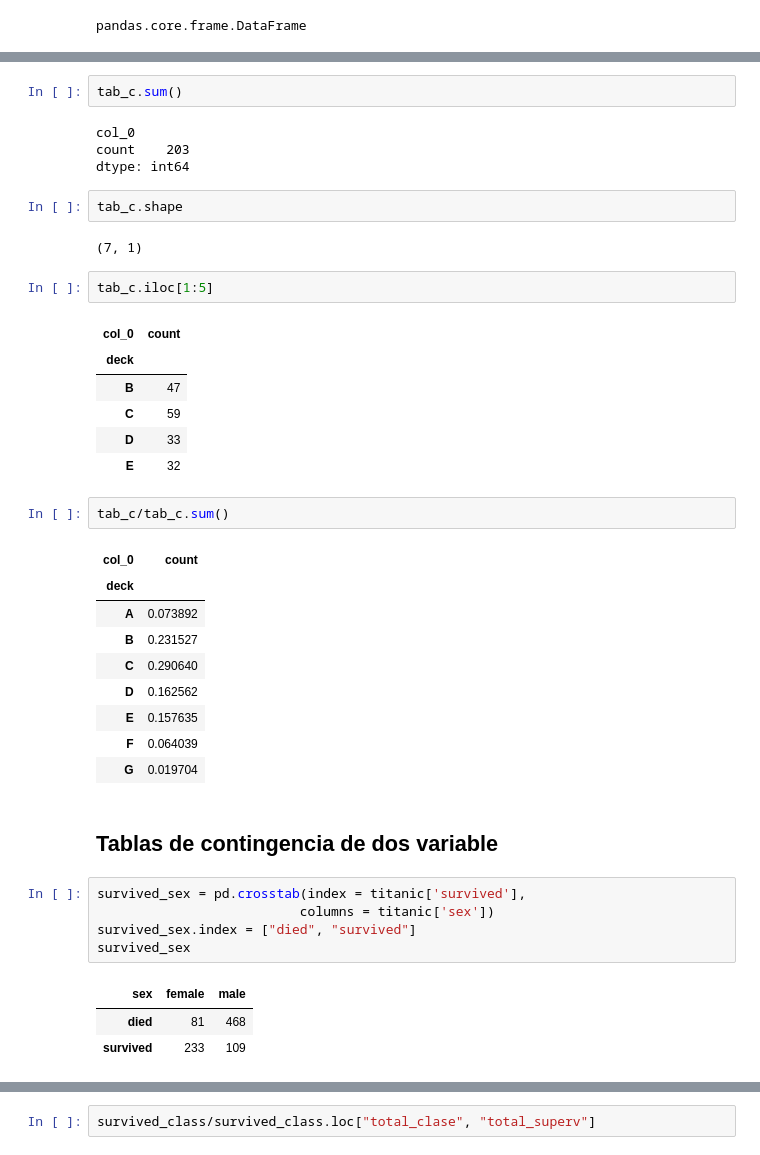
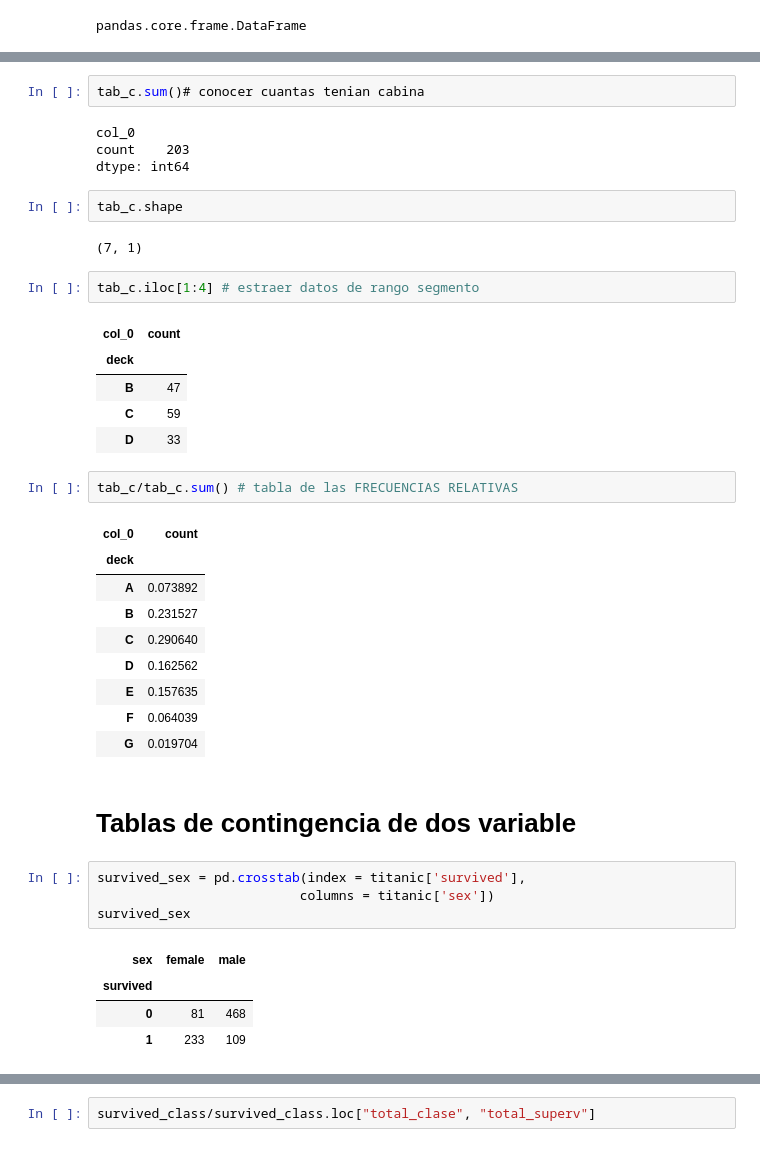
Before and after one commit to INFINITY-RUBER/UDEMY-ESTADISTICA-DESC-R-y-PYTHON, a Jupyter notebook: scripts/tema6 - tablas descriptivas/05-titanic.ipynb, the cells around one changed output, grey strips where cells are left out. Drawn from its saved outputs; the diff is of its cells as text.

```diff
--- a/scripts/tema6 - tablas descriptivas/05-titanic.ipynb
+++ b/scripts/tema6 - tablas descriptivas/05-titanic.ipynb
@@ -76,7 +77,7 @@ tab_c
 | F | 13 |
 | G | 4 |
 # %%
-tab_c.sum()
+tab_c.sum()# conocer cuantas tenian cabina
 # %% [output]
 col_0
 count    203
@@ -86,16 +87,15 @@ tab_c.shape
 # %% [output]
 (7, 1)
 # %%
-tab_c.iloc[1:5]
+tab_c.iloc[1:4] # estraer datos de rango segmento
 # %% [output]
 | col_0 | count |
 | deck |  |
 | B | 47 |
 | C | 59 |
 | D | 33 |
-| E | 32 |
 # %%
-tab_c/tab_c.sum()
+tab_c/tab_c.sum() # tabla de las FRECUENCIAS RELATIVAS
 # %% [output]
 | col_0 | count |
 | deck |  |
@@ -107,13 +107,13 @@ tab_c/tab_c.sum()
 | F | 0.064039 |
 | G | 0.019704 |
 # %% [markdown]
-## Tablas de contingencia de dos variable
+# Tablas de contingencia de dos variable
 # %%
 survived_sex = pd.crosstab(index = titanic['survived'],
                           columns = titanic['sex'])
-survived_sex.index = ["died", "survived"]
 survived_sex
 # %% [output]
 | sex | female | male |
-| died | 81 | 468 |
-| survived | 233 | 109 |
+| survived |  |  |
+| 0 | 81 | 468 |
+| 1 | 233 | 109 |
```
Also changed, not shown: parts of 22 cells of this notebook, 2 other files.
